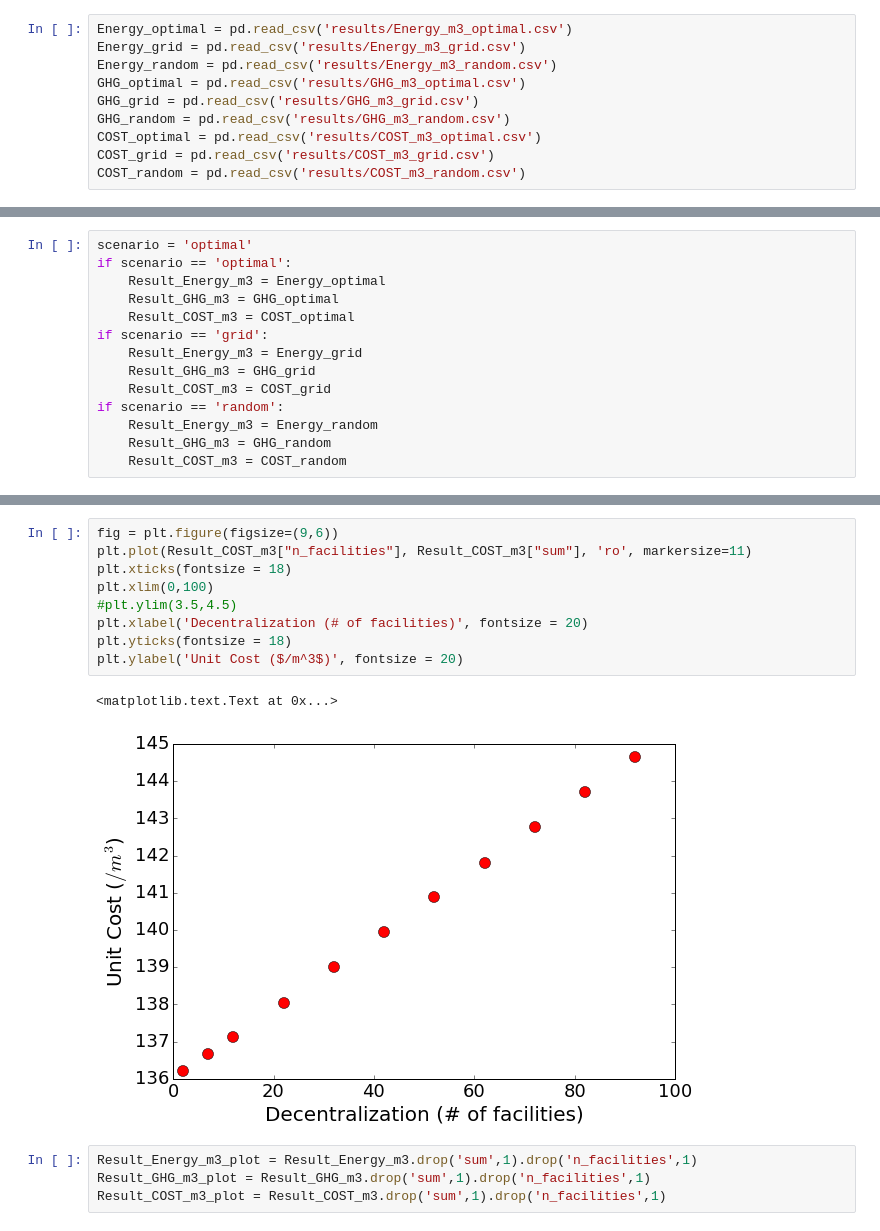
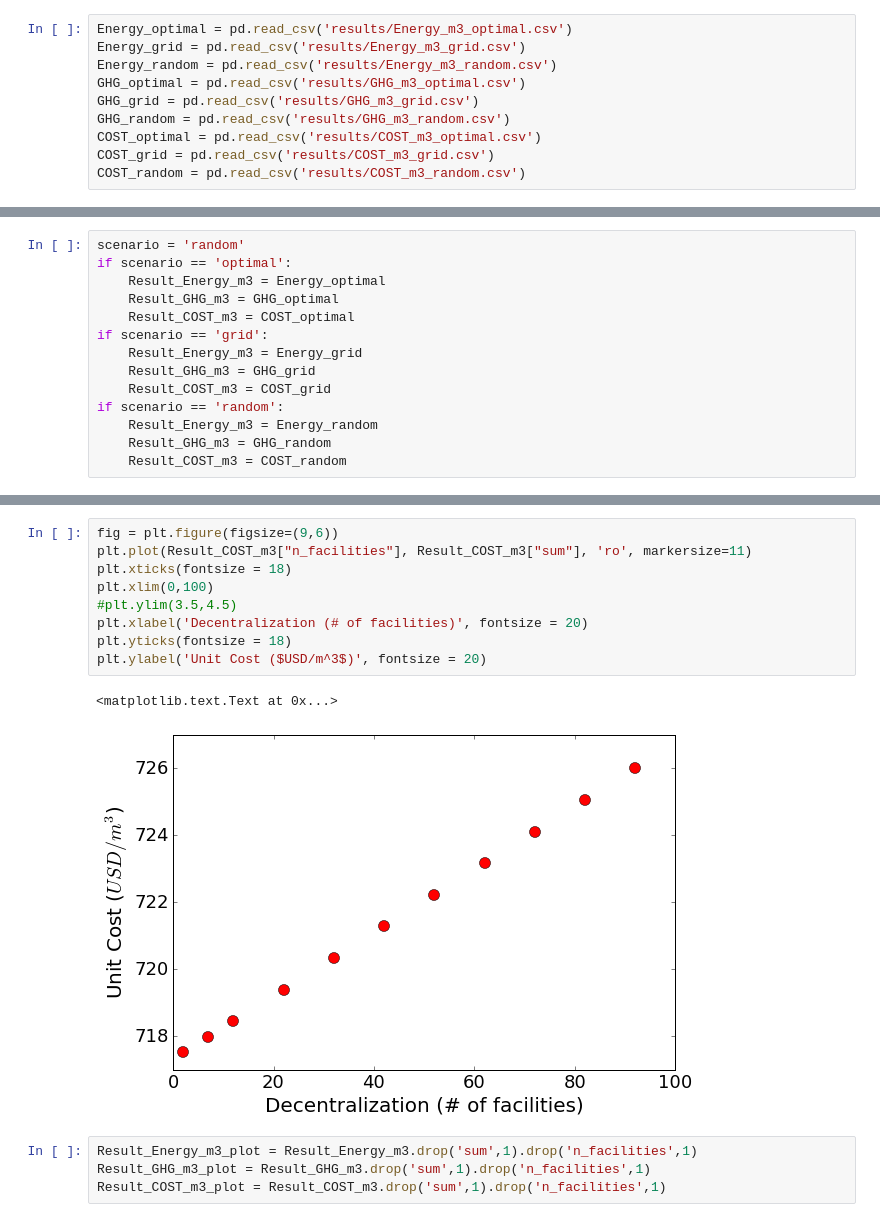
Before and after one commit to okavvada/Urine-Project, a Jupyter notebook: Plot_LCA_model.ipynb, the cells around one changed output, grey strips where cells are left out. Drawn from its saved outputs; the diff is of its cells as text.

```diff
--- a/Plot_LCA_model.ipynb
+++ b/Plot_LCA_model.ipynb
@@ -23,5 +53,5 @@ COST_random = pd.read_csv('results/COST_m3_random.csv')
 # %%
-scenario = 'optimal'
+scenario = 'random'
 if scenario == 'optimal':
     Result_Energy_m3 = Energy_optimal
     Result_GHG_m3 = GHG_optimal
@@ -61,15 +91,15 @@ plt.ylabel('Unit GHG emissions ($kgCO_2(eq)/m^3$)', fontsize = 20)
 # %%
 fig = plt.figure(figsize=(9,6))
 plt.plot(Result_COST_m3["n_facilities"], Result_COST_m3["sum"], 'ro', markersize=11)
 plt.xticks(fontsize = 18)
 plt.xlim(0,100)
 #plt.ylim(3.5,4.5)
 plt.xlabel('Decentralization (# of facilities)', fontsize = 20)
 plt.yticks(fontsize = 18)
-plt.ylabel('Unit Cost ($/m^3$)', fontsize = 20)
+plt.ylabel('Unit Cost ($USD/m^3$)', fontsize = 20)
 # %% [output]
 <matplotlib.text.Text at 0x...>
-[figure, old version]
+[figure, new version]
 # %%
 Result_Energy_m3_plot = Result_Energy_m3.drop('sum',1).drop('n_facilities',1)
 Result_GHG_m3_plot = Result_GHG_m3.drop('sum',1).drop('n_facilities',1)
```
Also changed, not shown: parts of 11 cells of this notebook, 6 other files.
